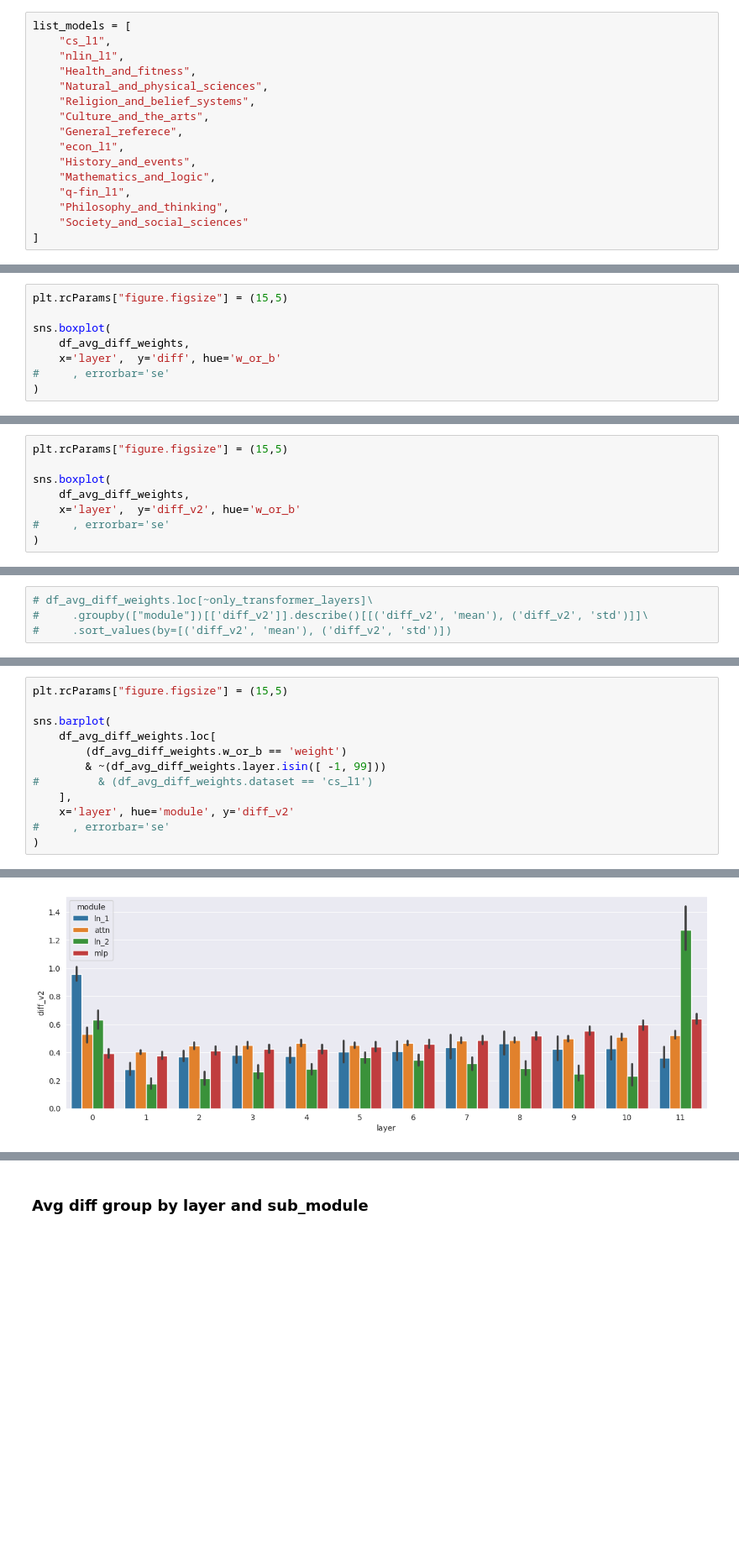
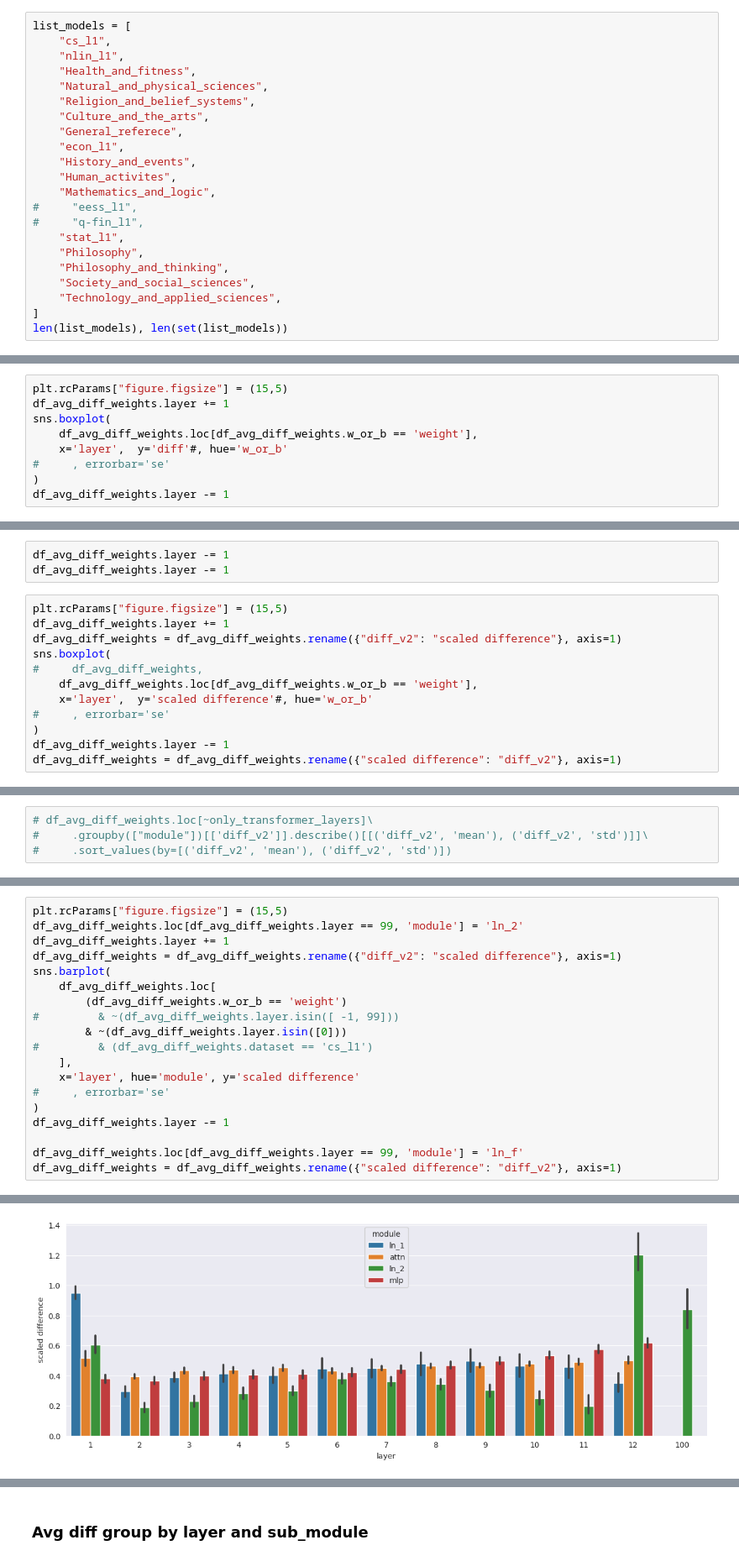
Before and after one commit to joonable/domain_adaptation_m2d2, a Jupyter notebook: 230530_causal_tracing_weights_v2.ipynb, the cells around one changed output, grey strips where cells are left out. Shown at 84% size. Cells and saved outputs as stored; diff of their text form; blank space fills up the shorter version.

```diff
--- a/230530_causal_tracing_weights_v2.ipynb
+++ b/230530_causal_tracing_weights_v2.ipynb
@@ -56,8 +56,14 @@ list_models = [
     "General_referece",
     "econ_l1",
     "History_and_events",
+    "Human_activites",
     "Mathematics_and_logic",
-    "q-fin_l1",
+#     "eess_l1",
+#     "q-fin_l1",
+    "stat_l1",
+    "Philosophy",
     "Philosophy_and_thinking",
-    "Society_and_social_sciences"
+    "Society_and_social_sciences",
+    "Technology_and_applied_sciences",
 ]
+len(list_models), len(set(list_models))
@@ -222,10 +232,11 @@ only_transformer_layers = ~(df_avg_diff_weights.layer.isin([-1, 99]))
 ##### Original weight-differences could cause confusion that the differences from fine-tuning or just running time
 # %%
 plt.rcParams["figure.figsize"] = (15,5)
-
+df_avg_diff_weights.layer += 1
 sns.boxplot(
-    df_avg_diff_weights,
-    x='layer',  y='diff', hue='w_or_b'
+    df_avg_diff_weights.loc[df_avg_diff_weights.w_or_b == 'weight'],
+    x='layer',  y='diff'#, hue='w_or_b'
 #     , errorbar='se'
 )
+df_avg_diff_weights.layer -= 1
 # %% [output]
@@ -257,12 +267,19 @@
 df_avg_diff_weights['diff_v2'] = df_avg_diff_weights['diff'] / df_avg_diff_weights['steps'] * 10**6
 # %% [markdown]
 ### boxplot for the scaled and mean weight- and bias-differences by layers
+# %%
+df_avg_diff_weights.layer -= 1
+df_avg_diff_weights.layer -= 1
 # %%
 plt.rcParams["figure.figsize"] = (15,5)
-
+df_avg_diff_weights.layer += 1
+df_avg_diff_weights = df_avg_diff_weights.rename({"diff_v2": "scaled difference"}, axis=1)
 sns.boxplot(
-    df_avg_diff_weights,
-    x='layer',  y='diff_v2', hue='w_or_b'
+#     df_avg_diff_weights,
+    df_avg_diff_weights.loc[df_avg_diff_weights.w_or_b == 'weight'],
+    x='layer',  y='scaled difference'#, hue='w_or_b'
 #     , errorbar='se'
 )
+df_avg_diff_weights.layer -= 1
+df_avg_diff_weights = df_avg_diff_weights.rename({"scaled difference": "diff_v2"}, axis=1)
 # %% [output]
@@ -318,13 +350,20 @@ df_module_params[['sub_module', 'w_or_b', 'n_params']].drop_duplicates()
 # %%
 plt.rcParams["figure.figsize"] = (15,5)
-
+df_avg_diff_weights.loc[df_avg_diff_weights.layer == 99, 'module'] = 'ln_2'
+df_avg_diff_weights.layer += 1
+df_avg_diff_weights = df_avg_diff_weights.rename({"diff_v2": "scaled difference"}, axis=1)
 sns.barplot(
     df_avg_diff_weights.loc[
         (df_avg_diff_weights.w_or_b == 'weight')
-        & ~(df_avg_diff_weights.layer.isin([ -1, 99]))
+#         & ~(df_avg_diff_weights.layer.isin([ -1, 99]))
+        & ~(df_avg_diff_weights.layer.isin([0]))
 #         & (df_avg_diff_weights.dataset == 'cs_l1')
     ],
-    x='layer', hue='module', y='diff_v2'
+    x='layer', hue='module', y='scaled difference'
 #     , errorbar='se'
 )
+df_avg_diff_weights.layer -= 1
+
+df_avg_diff_weights.loc[df_avg_diff_weights.layer == 99, 'module'] = 'ln_f'
+df_avg_diff_weights = df_avg_diff_weights.rename({"scaled difference": "diff_v2"}, axis=1)
 # %% [output]
@@ -332,4 +370,4 @@ sns.barplot(
-[figure, old version]
+[figure, new version]
 # %%
 plt.rcParams["figure.figsize"] = (5,5)
 
```
Also changed, not shown: parts of 24 cells of this notebook, 6 other files.
